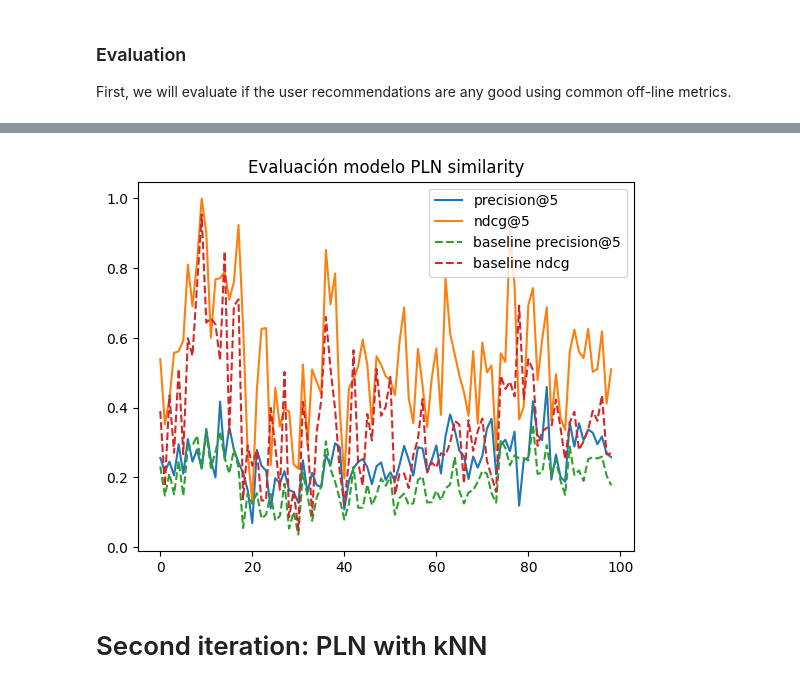
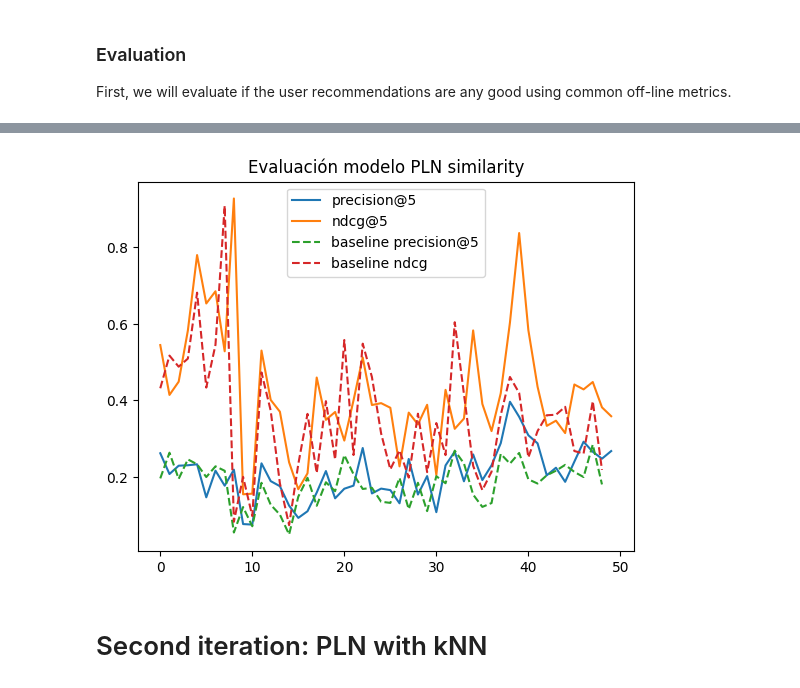
Before and after one commit to daviddavo/upm-tfm-notebooks, a Jupyter notebook: 08_pln.ipynb, the cells around one changed output, grey strips where cells are left out. Saved outputs shown, nothing was run; the diff lists cells and outputs as text; code cells hidden in the pictures.

```diff
--- a/08_pln.ipynb
+++ b/08_pln.ipynb
@@ -31,8 +32,8 @@ TRANSFORMER_MODEL = "all-mpnet-base-v2"
 ORG_NAME = 'Decentraland'
 
 # Evaluation
-N_SPLITS: int = 100
-SKIP_SPLIT: int = 1
+N_SPLITS: int = 50
+SKIP_SPLIT: int = 0
 K_RECOMMENDATIONS: List[int] = [5, 10]
 
 # k for K Nearest Neighbors
@@ -263,7 +264,7 @@ Name: 433b7e43-77b0-5ea1-bac3-0c3071363a56, dtype: object
 
 First, we will evaluate if the user recommendations are any good using common off-line metrics.
 # %%
-def recommendNLPNaive(train: pd.DataFrame, users, proposals, k: int = 5, remove_training: bool = True):
+def recommendNLPNaive(train: pd.DataFrame, users, proposals, k: int = 5, remove_training: bool = True, min_score: float = 0):
     # Create voter embeddings (filtering that they are in train)
     # TODO: Add some kind of discount rate over time
     voter_embeddings = dfv[dfv['voter'].isin(users) & dfv['proposal'].isin(train['itemID'])].groupby('voter').apply(lambda x: votes_embeddings[x.index].sum(axis=0))
@@ -293,12 +294,13 @@ def recommendNLPNaive(train: pd.DataFrame, users, proposals, k: int = 5, remove_
     iid = topk.flatten()
 
     # transform int to id
-    return pd.DataFrame({
+    df = pd.DataFrame({
         'userID': voter_embeddings.index[uid],
         'itemID': ids[iid].astype(str),
         # 'prediction': 1,
         'prediction': scores[uid, iid],
     })
+    return df[df['prediction'] > min_score].reset_index(drop=True)
 
 # train = train_filtered
 # users = test_filtered['userID'].unique()
@@ -315,11 +317,9 @@ def check_train_recs(df, filter_by_df, filter_by_cols):
         filter_by_df.set_index(filter_by_cols).index
     ))
 # %%
-from functools import partial
-
 df = to_microsoft(dfv)
 
-folds = list(timeIntervalSplit(df, N_SPLITS, skip=SKIP_SPLIT, remove_not_in_train='userID'))
+folds = list(timeIntervalSplit(df, N_SPLITS, skip=SKIP_SPLIT))
 metrics_f = { 'precision':precision_at_k, 'ndcg': ndcg_at_k, 'ndcg': ndcg_at_k, 'map': map_at_k, } # 'recall': recall_at_k,
 metrics = {n+f'@{k}':[] for k,n in it.product(K_RECOMMENDATIONS, metrics_f.keys())}
 perfectmetrics = {n+f'@{k}':[] for k,n in it.product(K_RECOMMENDATIONS, metrics_f.keys())}
@@ -328,19 +328,24 @@ for i, (train, test) in enumerate(tqdm(folds)):
     # print(f"===== Training on fold {i} (t: {t})  =====")
     # print(f"Ratings train: {len(train)}, test: {len(test)}")
 
-    current_proposals = dfp[(dfp['start'] < t) & (t < dfp['end']) ]
+    current_proposals = dfp[(dfp['start'] < t) & (t < dfp['end']) ]['id'].unique()
     # print(f"Currently open proposals: {len(current_proposals)}")
 
-    train_filtered = train[train['itemID'].isin(current_proposals['id']) ]
-    test_filtered = test[test['itemID'].isin(current_proposals['id']) ]
+    train_filtered = train[train['itemID'].isin(current_proposals)]
+    test_filtered = test[test['itemID'].isin(current_proposals)]
     # print(f"Train votes in open proposals: {len(train_filtered):3}")
     # print(f"Test votes in open proposals:  {len(test_filtered):3}")
 
     for k_recs in K_RECOMMENDATIONS:
         # print('Tested score:')
-        recs = recommendNLPNaive(train_filtered, test_filtered['userID'].unique(), test_filtered['itemID'].unique(), k_recs)
-        if check_train_recs(recs, train_filtered, ['userID', 'itemID']):
+        # recs = recommendNLPNaive(train_filtered, test_filtered['userID'].unique(), test_filtered['itemID'].unique(), k_recs)
+        recs = recommendNLPNaive(train, test_filtered['userID'].unique(), test_filtered['itemID'].unique(), k_recs)
+        if check_train_recs(recs, train, ['userID', 'itemID']):
             print("There are recommendations that were true in training")
+            msk = recs.set_index(['userID', 'itemID']).index.isin(
+                train.set_index(['userID', 'itemID']).index
+            )
+            display(recs[msk])
             assert False
 
         for m, f in metrics_f.items():
@@ -358,7 +363,7 @@ for i, (train, test) in enumerate(tqdm(folds)):
     # print()
 # %%
 mdf = pd.DataFrame(metrics)
-bdf = pd.read_csv(f'./data/baseline-mp-{ORG_NAME}.csv')
+bdf = pd.read_csv(f'./data/baseline-mp-{ORG_NAME}-{N_SPLITS}.csv')
 
 mdf['baseline precision@5'] = bdf['precision@5']
 mdf['baseline precision@10'] = bdf['precision@10']
@@ -380,4 +385,4 @@ mdf.describe()
-[figure, old version]
+[figure, new version]
 # %% [markdown]
 # Second iteration: PLN with kNN
 # %%
```
Also changed, not shown: parts of 13 cells of this notebook, 4 other files.
